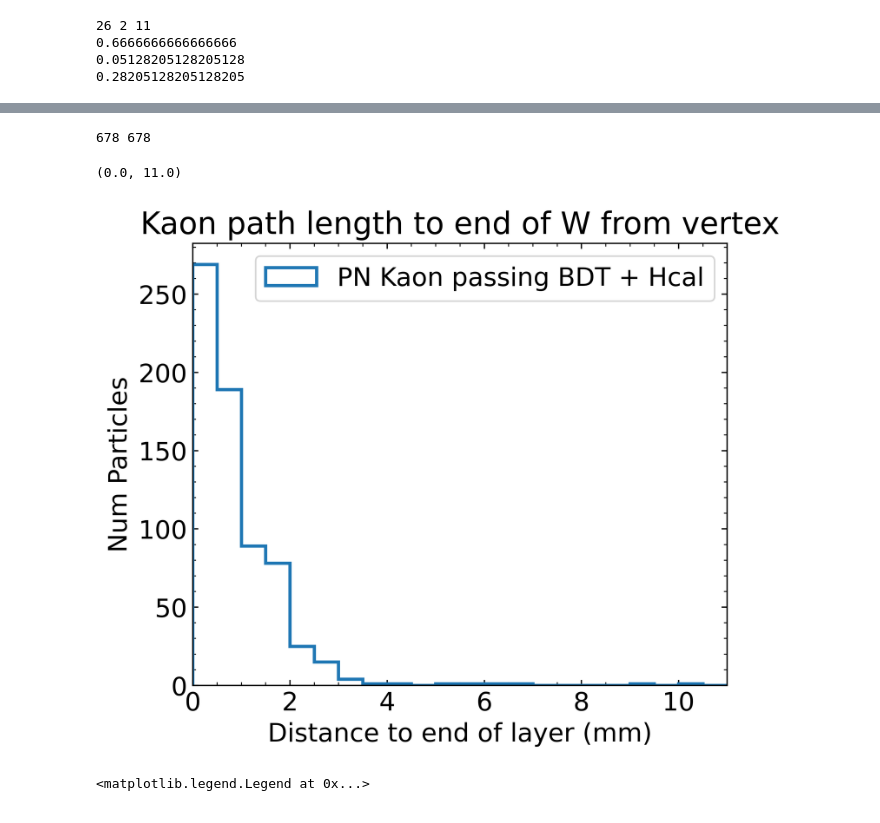
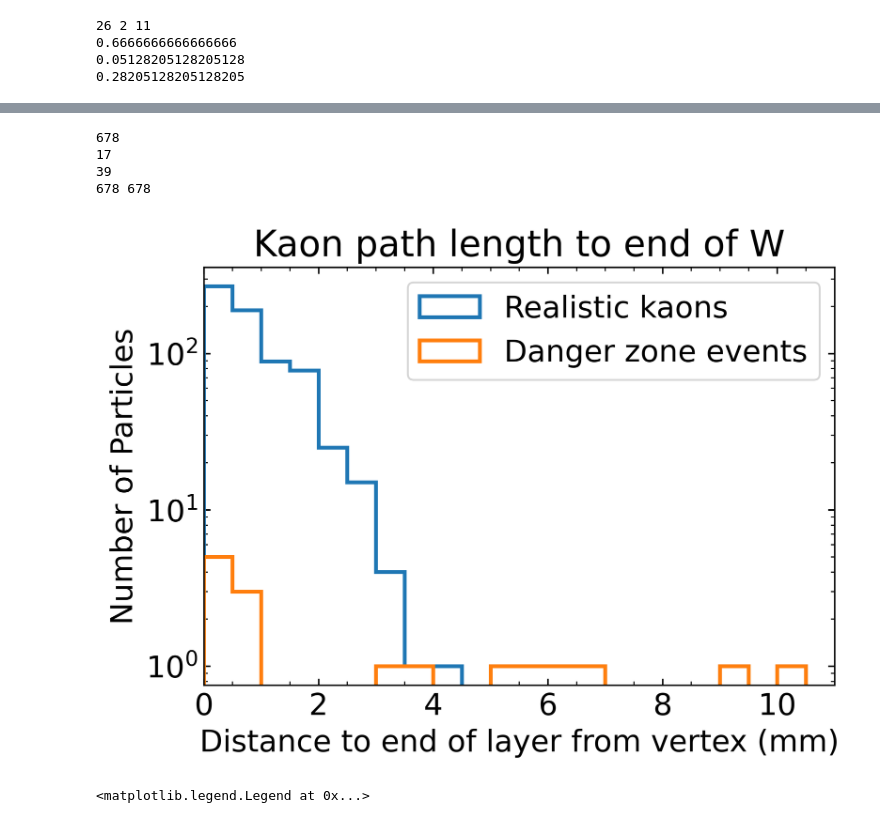
Before and after one commit to chrissellgren/LDMX_notebooks, a Jupyter notebook: SimParticle Layer Analysis.ipynb, the cells around one changed output, grey strips where cells are left out. Saved outputs shown, nothing was run; the diff lists cells and outputs as text; code cells hidden in the pictures.

```diff
--- a/SimParticle Layer Analysis.ipynb
+++ b/SimParticle Layer Analysis.ipynb
@@ -384,6 +395,6 @@ plt.legend()
 # %%
 # find distance it has to travel in the layer before escaping in just z dir
-plt.figure(figsize=(6,5),dpi=500)
+plt.figure(figsize=(6,4),dpi=500)
 
 # full sample
 distancetoend = np.zeros(len(zdiff))
@@ -391,40 +402,51 @@ rdist = np.zeros(len(zdiff))
 
 for i in range(len(distancetoend)):
     if pz[i] > 0:
         distancetoend[i] = dzoflayer[i] - zdiff[i]
     else:
         distancetoend[i] = zdiff[i]
     rdist[i] = distancetoend[i] / np.cos(np.radians(theta[i]))
+
+rdist_discrim = [r for i,r in enumerate(rdist) if (KE[i] < 250) or (theta[i] > 60)]
+print(len(rdist))
+print(len(rdist_discrim))
+scale = int(len(rdist)/len(rdist_discrim))
+print(scale)
+rdist_discrim_long = rdist_discrim * scale
 
 # 39 events
 n_distancetoend = np.zeros(len(n_zdiff))
 n_rdist = np.zeros(len(n_zdiff))
 
 for i in range(len(n_distancetoend)):
     if n_pz[i] > 0:
         n_distancetoend[i] = n_dzoflayer[i] - n_zdiff[i]
     else:
         n_distancetoend[i] = n_zdiff[i]
     n_rdist[i] = n_distancetoend[i] / np.cos(np.radians(n_theta[i]))
 
 bins = np.arange(0,15,0.5)
 #plt.hist(distancetoend,bins=bins,label="Passes BDT + Hcal",histtype='step',linewidth=2)
 #plt.hist(n_distancetoend,bins=bins,label="+ MIP Tracking",histtype='step',linewidth=2)
 
-plt.hist(rdist,bins=bins,label="PN Kaon passing BDT + Hcal",histtype='step',linewidth=2)
+plt.hist(rdist,bins=bins,label="Realistic kaons",histtype='step',linewidth=2)
+plt.hist(rdist_discrim,bins=bins,label="Danger zone events", histtype='step',linewidth=2)
 #plt.hist(n_rdist,bins=bins,label="+ MIP Tracking",histtype='step',linewidth=2)
 
 print(len(distancetoend), len(rdist))
-#plt.yscale('log')
-plt.xlabel("Distance to end of layer (mm)")
-plt.ylabel("Num Particles")
-plt.title("Kaon path length to end of W from vertex")
+plt.yscale('log')
+plt.xlabel("Distance to end of layer from vertex (mm)")
+plt.ylabel("Number of Particles")
+plt.title("Kaon path length to end of W")
 plt.legend()
 plt.xlim(0,11)
+plt.savefig("/Users/chris/Desktop/ldmx/figs_for_report/pathlength.png", bbox_inches="tight")
 # %% [output]
+678
+17
+39
 678 678
-(0.0, 11.0)
-[figure, old version]
+[figure, new version]
 # %%
 # Scatter plot comparing angle and energy
 plt.figure(figsize=(9,6),dpi=500)
```
Also changed, not shown: parts of 4 cells of this notebook, 2 other files.
